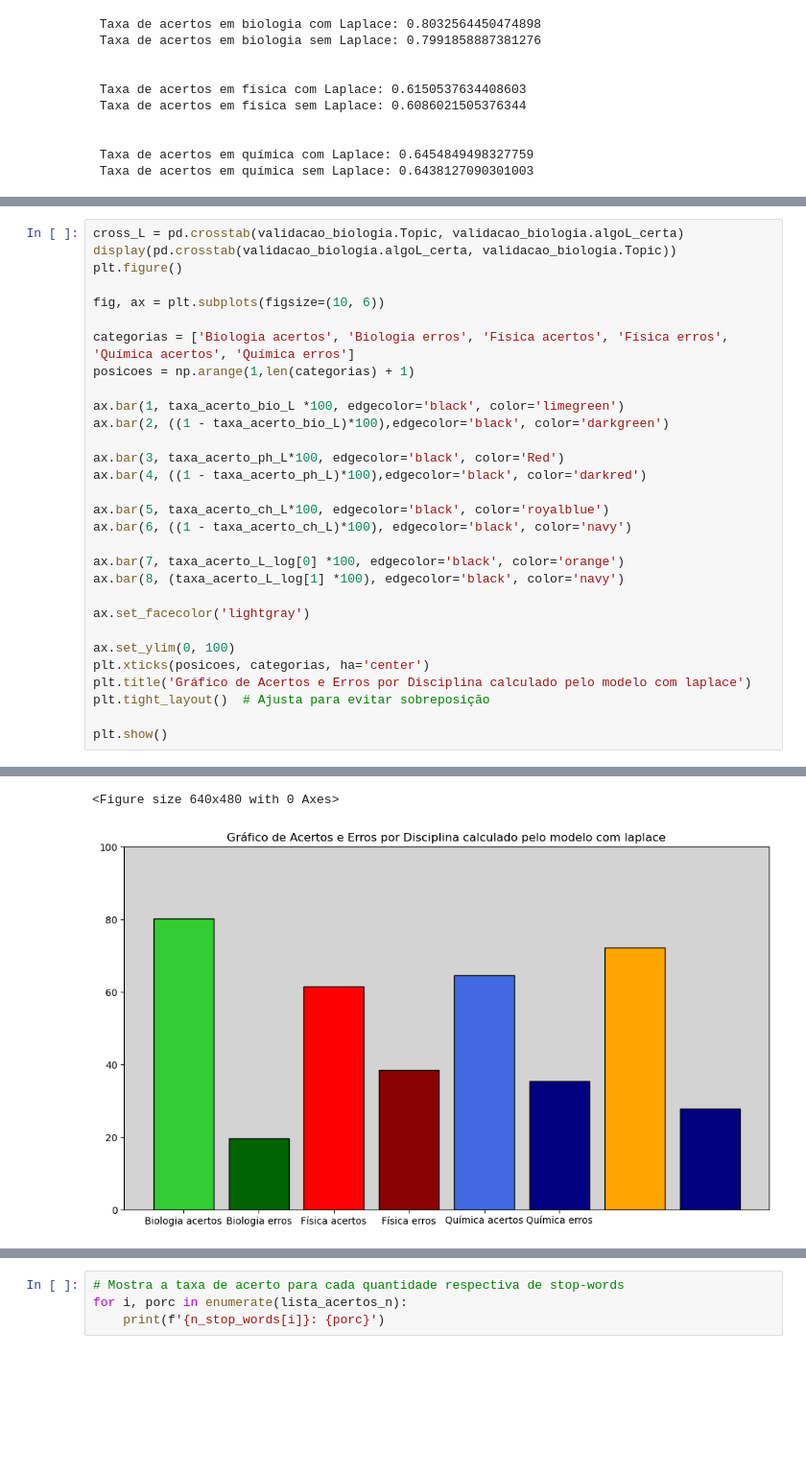
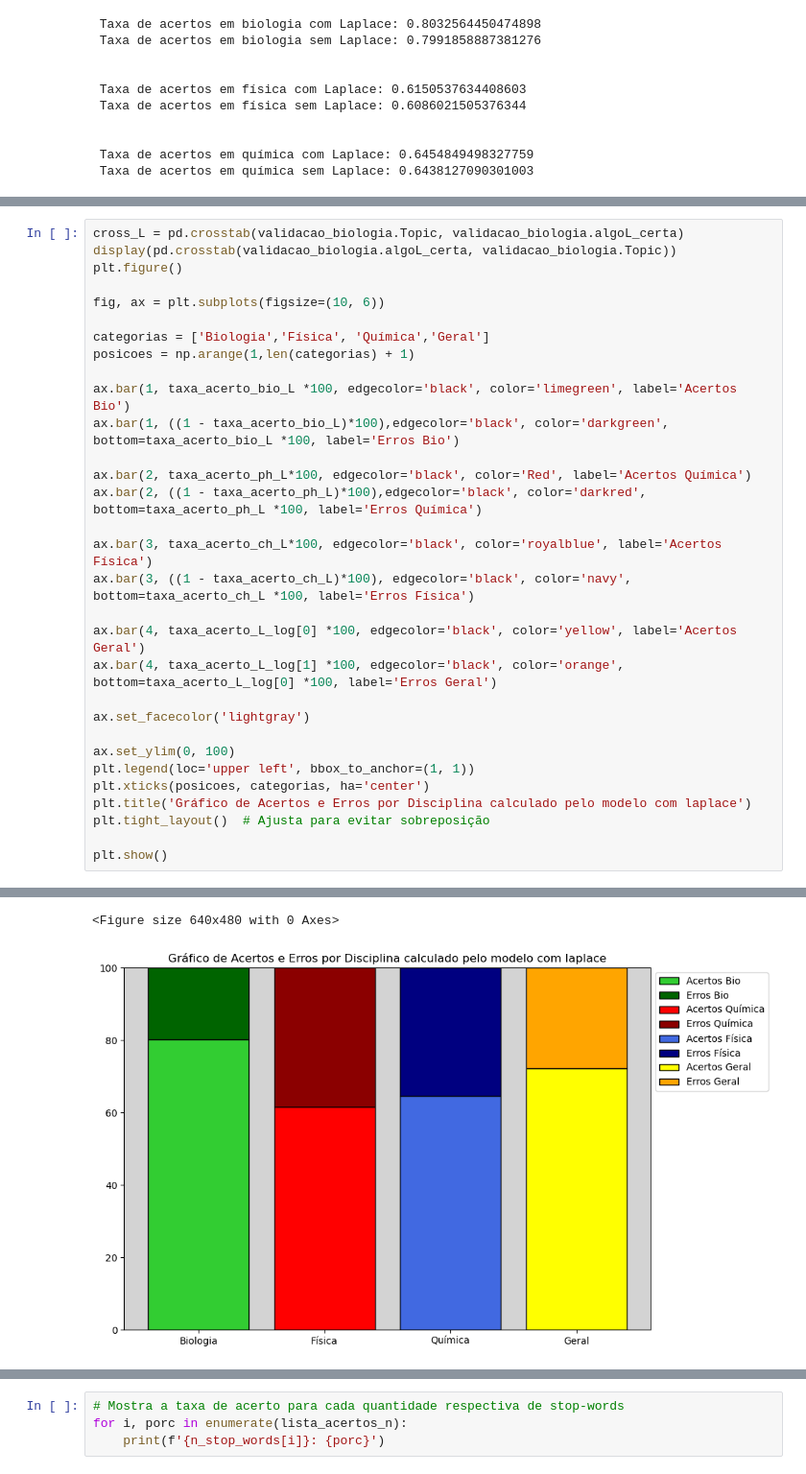
Before and after one commit to Danilo-C-Ramos/C-Dados-Grupo-1, a Jupyter notebook: Projeto1 Template copy.ipynb, the cells around one changed output, grey strips where cells are left out. Shown at 96% size. Drawn from its saved outputs; the diff is of its cells as text; blank space fills up the shorter version.

```diff
--- a/Projeto1 Template copy.ipynb
+++ b/Projeto1 Template copy.ipynb
@@ -413,37 +420,38 @@ plt.show()
 # %%
 cross_L = pd.crosstab(validacao_biologia.Topic, validacao_biologia.algoL_certa)
 display(pd.crosstab(validacao_biologia.algoL_certa, validacao_biologia.Topic))
 plt.figure()
 
 fig, ax = plt.subplots(figsize=(10, 6))
 
-categorias = ['Biologia acertos', 'Biologia erros', 'Física acertos', 'Física erros', 'Química acertos', 'Química erros']
+categorias = ['Biologia','Física', 'Química','Geral']
 posicoes = np.arange(1,len(categorias) + 1)
 
-ax.bar(1, taxa_acerto_bio_L *100, edgecolor='black', color='limegreen')
-ax.bar(2, ((1 - taxa_acerto_bio_L)*100),edgecolor='black', color='darkgreen')
+ax.bar(1, taxa_acerto_bio_L *100, edgecolor='black', color='limegreen', label='Acertos Bio')
+ax.bar(1, ((1 - taxa_acerto_bio_L)*100),edgecolor='black', color='darkgreen', bottom=taxa_acerto_bio_L *100, label='Erros Bio')
 
-ax.bar(3, taxa_acerto_ph_L*100, edgecolor='black', color='Red')
-ax.bar(4, ((1 - taxa_acerto_ph_L)*100),edgecolor='black', color='darkred')
+ax.bar(2, taxa_acerto_ph_L*100, edgecolor='black', color='Red', label='Acertos Química')
+ax.bar(2, ((1 - taxa_acerto_ph_L)*100),edgecolor='black', color='darkred', bottom=taxa_acerto_ph_L *100, label='Erros Química')
 
-ax.bar(5, taxa_acerto_ch_L*100, edgecolor='black', color='royalblue')
-ax.bar(6, ((1 - taxa_acerto_ch_L)*100), edgecolor='black', color='navy')
+ax.bar(3, taxa_acerto_ch_L*100, edgecolor='black', color='royalblue', label='Acertos Física')
+ax.bar(3, ((1 - taxa_acerto_ch_L)*100), edgecolor='black', color='navy', bottom=taxa_acerto_ch_L *100, label='Erros Física')
 
-ax.bar(7, taxa_acerto_L_log[0] *100, edgecolor='black', color='orange')
-ax.bar(8, (taxa_acerto_L_log[1] *100), edgecolor='black', color='navy')
+ax.bar(4, taxa_acerto_L_log[0] *100, edgecolor='black', color='yellow', label='Acertos Geral')
+ax.bar(4, taxa_acerto_L_log[1] *100, edgecolor='black', color='orange', bottom=taxa_acerto_L_log[0] *100, label='Erros Geral')
 
 ax.set_facecolor('lightgray')
 
 ax.set_ylim(0, 100)
+plt.legend(loc='upper left', bbox_to_anchor=(1, 1))
 plt.xticks(posicoes, categorias, ha='center')
 plt.title('Gráfico de Acertos e Erros por Disciplina calculado pelo modelo com laplace')
 plt.tight_layout()  # Ajusta para evitar sobreposição
 
 plt.show()
 # %% [output]
 | Topic | Biology |
 | algoL_certa |  |
 | False | 145 |
 | True | 592 |
 <Figure size 640x480 with 0 Axes>
-[figure, old version]
+[figure, new version]
```
Also changed, not shown: parts of 14 cells of this notebook.
